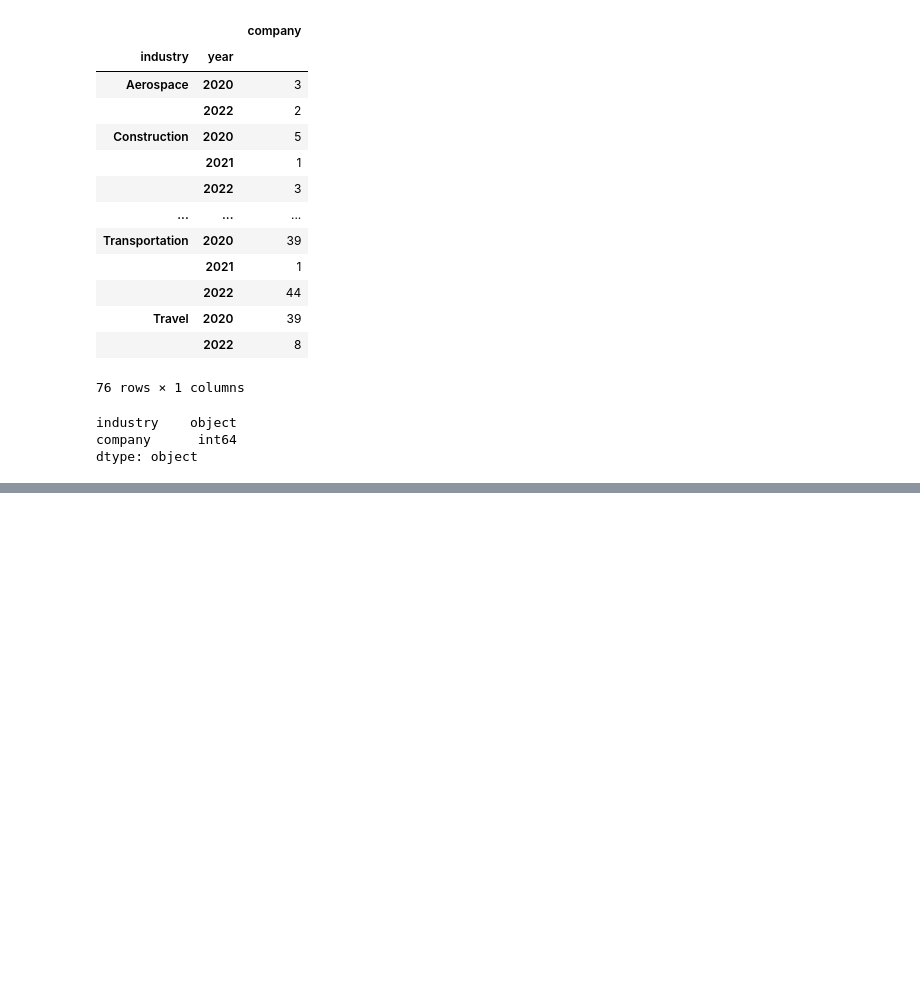
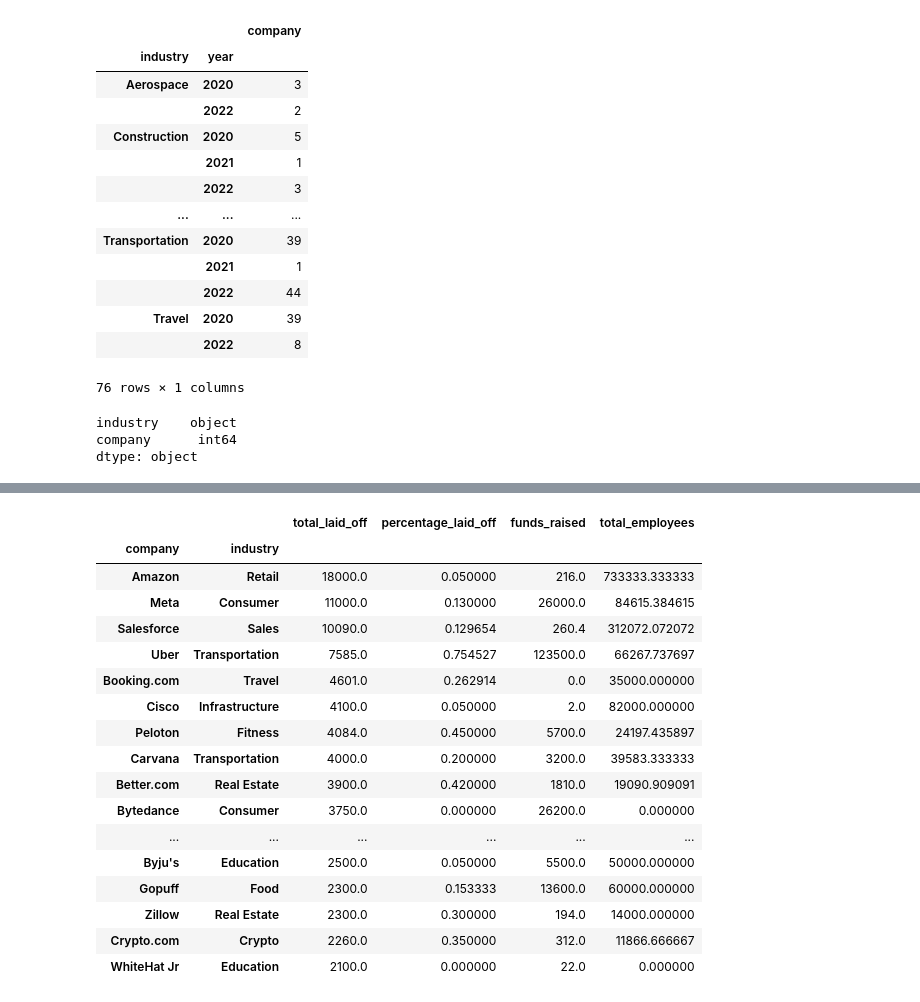
Before and after one commit to jasonphillip/Python_Data_Analysis_Project, a Jupyter notebook: Layoffs Project.ipynb, the cells around one changed output, grey strips where cells are left out. Cells and saved outputs as stored; diff of their text form; code cells hidden in the pictures; blank space fills up the shorter version.

```diff
--- a/Layoffs Project.ipynb
+++ b/Layoffs Project.ipynb
@@ -534,3 +535,24 @@ fig.update_layout(title_x=0.5)
 fig.show()
 # %% [output]
 [interactive output not drawn]
+# %%
+df.groupby(['company', 'industry']).sum().sort_values('total_laid_off',ascending=False).head(20)
+# %% [output]
+|  |  | total_laid_off | percentage_laid_off | funds_raised | total_employees |
+| company | industry |  |  |  |  |
+| Amazon | Retail | 18000.0 | 0.050000 | 216.0 | 733333.333333 |
+| Meta | Consumer | 11000.0 | 0.130000 | 26000.0 | 84615.384615 |
+| Salesforce | Sales | 10090.0 | 0.129654 | 260.4 | 312072.072072 |
+| Uber | Transportation | 7585.0 | 0.754527 | 123500.0 | 66267.737697 |
+| Booking.com | Travel | 4601.0 | 0.262914 | 0.0 | 35000.000000 |
+| Cisco | Infrastructure | 4100.0 | 0.050000 | 2.0 | 82000.000000 |
+| Peloton | Fitness | 4084.0 | 0.450000 | 5700.0 | 24197.435897 |
+| Carvana | Transportation | 4000.0 | 0.200000 | 3200.0 | 39583.333333 |
+| Better.com | Real Estate | 3900.0 | 0.420000 | 1810.0 | 19090.909091 |
+| Bytedance | Consumer | 3750.0 | 0.000000 | 26200.0 | 0.000000 |
+| ... | ... | ... | ... | ... | ... |
+| Byju's | Education | 2500.0 | 0.050000 | 5500.0 | 50000.000000 |
+| Gopuff | Food | 2300.0 | 0.153333 | 13600.0 | 60000.000000 |
+| Zillow | Real Estate | 2300.0 | 0.300000 | 194.0 | 14000.000000 |
+| Crypto.com | Crypto | 2260.0 | 0.350000 | 312.0 | 11866.666667 |
+| WhiteHat Jr | Education | 2100.0 | 0.000000 | 22.0 | 0.000000 |
```
Also changed, not shown: parts of 67 cells of this notebook.
